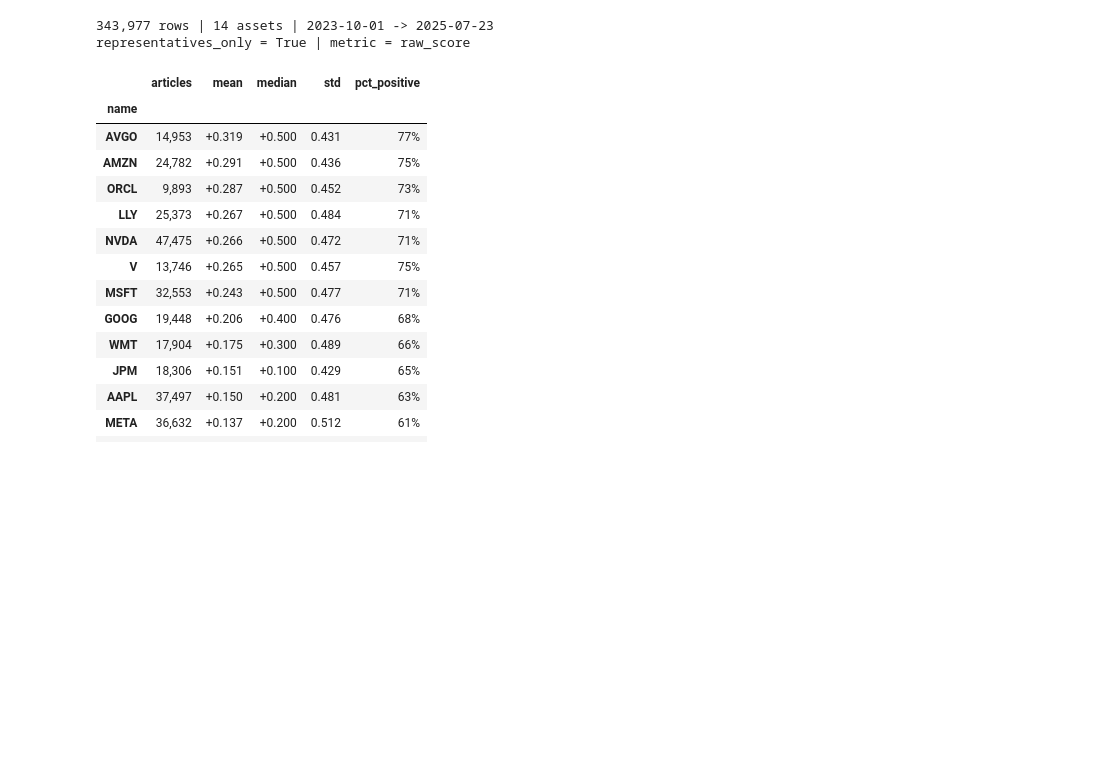
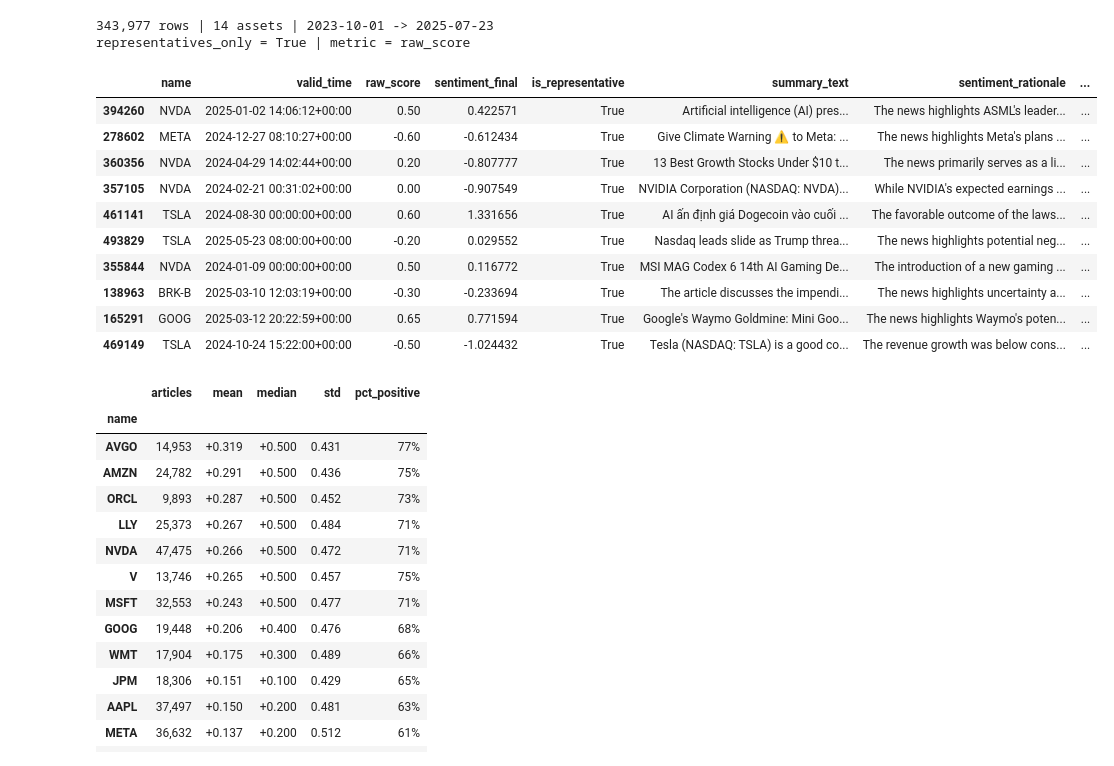
Before and after one commit to ArshiAbolghasemi/Tyche, a Jupyter notebook: notebooks/news_sentiment_analysis.ipynb, the cells around one changed output. Drawn from its saved outputs; the diff is of its cells as text; code cells hidden in the pictures; blank space fills up the shorter version.

Commit message:
feat: adding sentiment sample to notebook

```diff
--- a/notebooks/news_sentiment_analysis.ipynb
+++ b/notebooks/news_sentiment_analysis.ipynb
@@ -97,7 +97,7 @@ METRIC_LABEL = {
 }[METRIC]
 # %%
 # Load & clean
-cols = [ASSET_COL, "valid_time", "raw_score", "sentiment_final", "is_representative"]
+cols = [ASSET_COL, "valid_time", "raw_score", "sentiment_final", "is_representative", "summary_text", "sentiment_rationale"]
 df = pd.read_parquet(DATA_PATH, columns=cols)
 
 if REPRESENTATIVES_ONLY and "is_representative" in df.columns:
@@ -120,6 +120,20 @@ print("representatives_only =", REPRESENTATIVES_ONLY, "| metric =", METRIC)
 # %% [output]
 343,977 rows | 14 assets | 2023-10-01 -> 2025-07-23
 representatives_only = True | metric = raw_score
+# %%
+df.sample(10)
+# %% [output]
+|  | name | valid_time | raw_score | sentiment_final | is_representative | summary_text | sentiment_rationale | ... |
+| 394260 | NVDA | 2025-01-02 14:06:12+00:00 | 0.50 | 0.422571 | True | Artificial intelligence (AI) pres... | The news highlights ASML's leader... | ... |
+| 278602 | META | 2024-12-27 08:10:27+00:00 | -0.60 | -0.612434 | True | Give Climate Warning ⚠️ to Meta: ... | The news highlights Meta's plans ... | ... |
+| 360356 | NVDA | 2024-04-29 14:02:44+00:00 | 0.20 | -0.807777 | True | 13 Best Growth Stocks Under $10 t... | The news primarily serves as a li... | ... |
+| 357105 | NVDA | 2024-02-21 00:31:02+00:00 | 0.00 | -0.907549 | True | NVIDIA Corporation (NASDAQ: NVDA)... | While NVIDIA's expected earnings ... | ... |
+| 461141 | TSLA | 2024-08-30 00:00:00+00:00 | 0.60 | 1.331656 | True | AI ấn định giá Dogecoin vào cuối ... | The favorable outcome of the laws... | ... |
+| 493829 | TSLA | 2025-05-23 08:00:00+00:00 | -0.20 | 0.029552 | True | Nasdaq leads slide as Trump threa... | The news highlights potential neg... | ... |
+| 355844 | NVDA | 2024-01-09 00:00:00+00:00 | 0.50 | 0.116772 | True | MSI MAG Codex 6 14th AI Gaming De... | The introduction of a new gaming ... | ... |
+| 138963 | BRK-B | 2025-03-10 12:03:19+00:00 | -0.30 | -0.233694 | True | The article discusses the impendi... | The news highlights uncertainty a... | ... |
+| 165291 | GOOG | 2025-03-12 20:22:59+00:00 | 0.65 | 0.771594 | True | Google's Waymo Goldmine: Mini Goo... | The news highlights Waymo's poten... | ... |
+| 469149 | TSLA | 2024-10-24 15:22:00+00:00 | -0.50 | -1.024432 | True | Tesla (NASDAQ: TSLA) is a good co... | The revenue growth was below cons... | ... |
 # %%
 # Per-asset summary table
 g = df.groupby(ASSET_COL)[METRIC]
```
